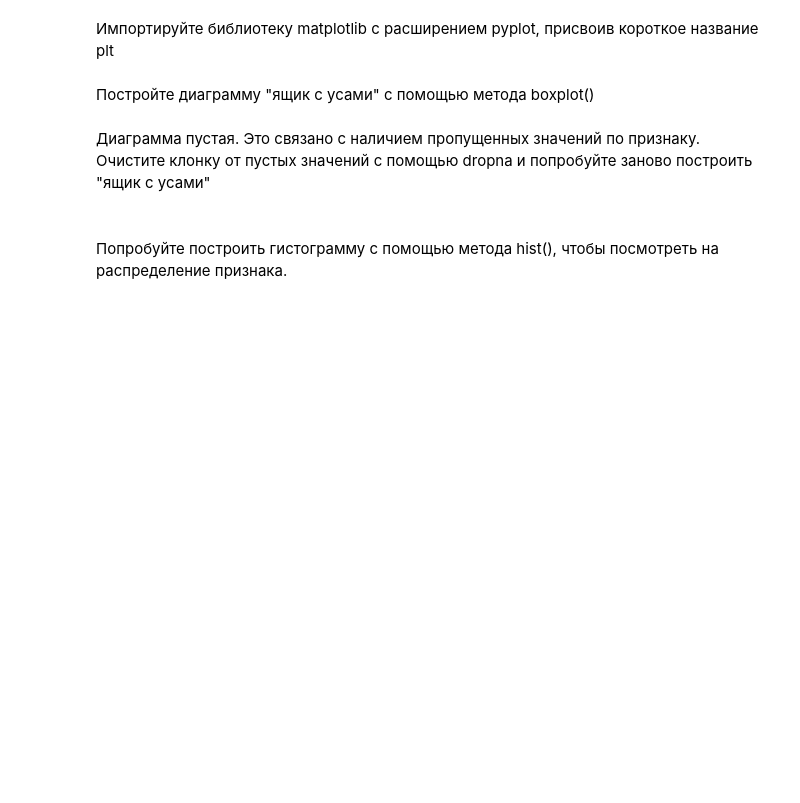
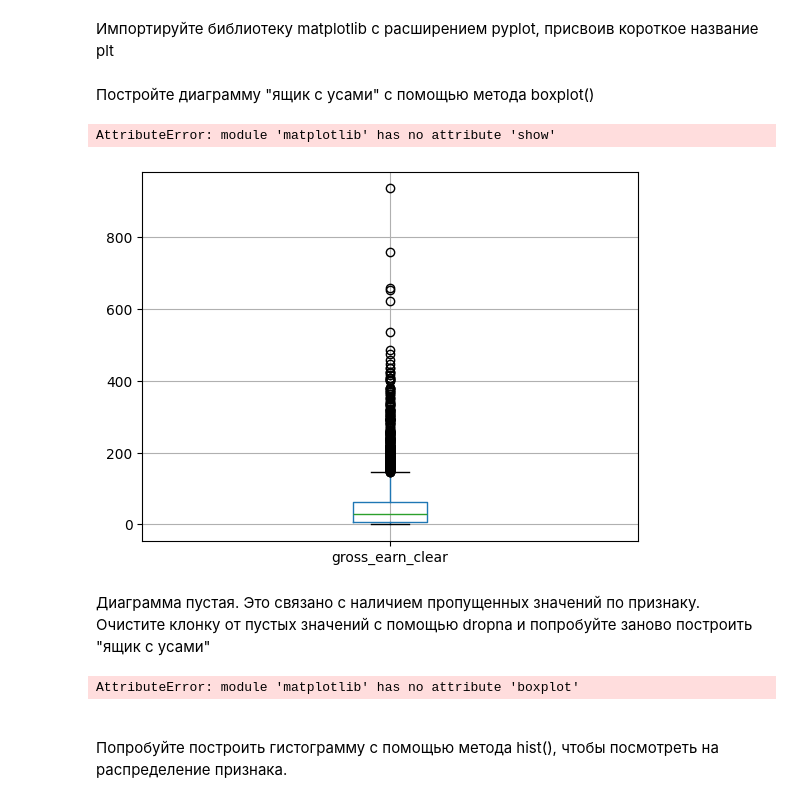
Before and after one commit to moneymisha/parser, a Jupyter notebook: Агеев Михаил Михайлович_Задание_Разведочный_анализ.ipynb, the cells around one changed output. Drawn from its saved outputs; the diff is of its cells as text; code cells hidden in the pictures; blank space fills up the shorter version.

```diff
--- a/Агеев Михаил Михайлович_Задание_Разведочный_анализ.ipynb
+++ b/Агеев Михаил Михайлович_Задание_Разведочный_анализ.ipynb
@@ -50,3 +51,5 @@ dataset = pd.read
+# %%
+dataset = pd.read_csv('/content/movies 2.csv')
 # %% [markdown]
 Проведите обзор таблицы с помощью метода head()
 # %%
@@ -148,3 +218,9 @@ plt.show()
+# %%
+dataset.boxplot(column='gross_earn_clear')
+plt.show()
+# %% [output]
+AttributeError: module 'matplotlib' has no attribute 'show'
+[figure, added]
 # %% [markdown]
 Диаграмма пустая.  Это связано с наличием пропущенных значений по признаку.
 Очистите клонку от пустых значений с помощью dropna и попробуйте заново построить "ящик с усами"
@@ -153,6 +229,8 @@ gross_earn_without_na =
 # %%
-plt.
+plt.boxplot(gross_earn_without_na)
 plt.show()
+# %% [output]
+AttributeError: module 'matplotlib' has no attribute 'boxplot'
 # %% [markdown]
 <br>Попробуйте построить гистограмму с помощью метода hist(), чтобы посмотреть на распределение признака.
 # %%
```
Also changed, not shown: parts of 21 cells of this notebook.
